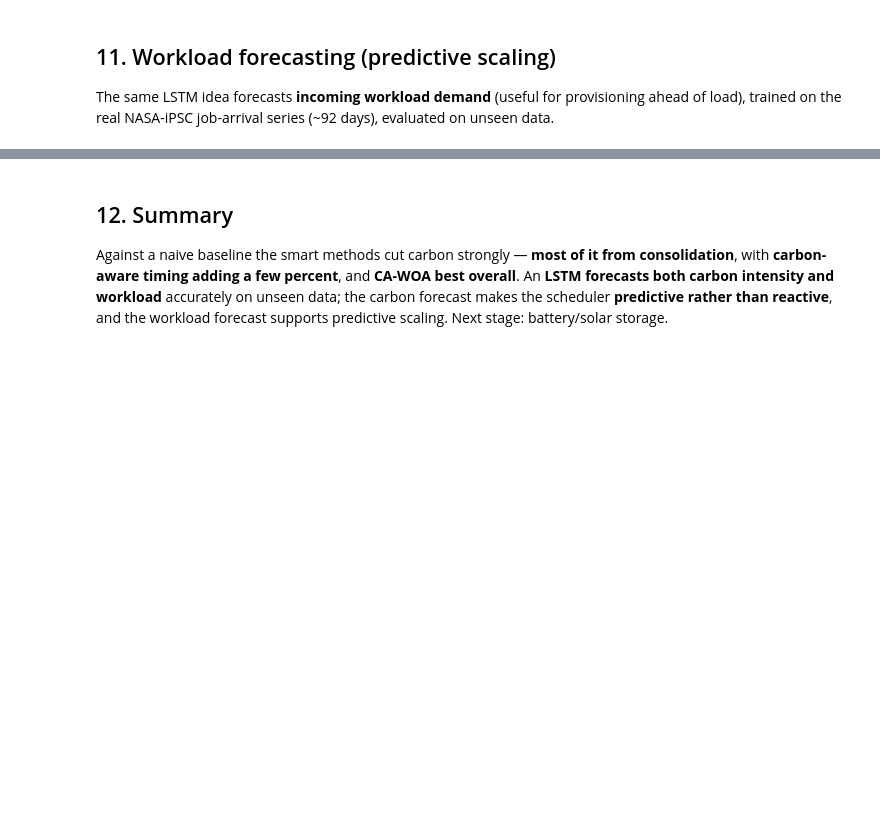
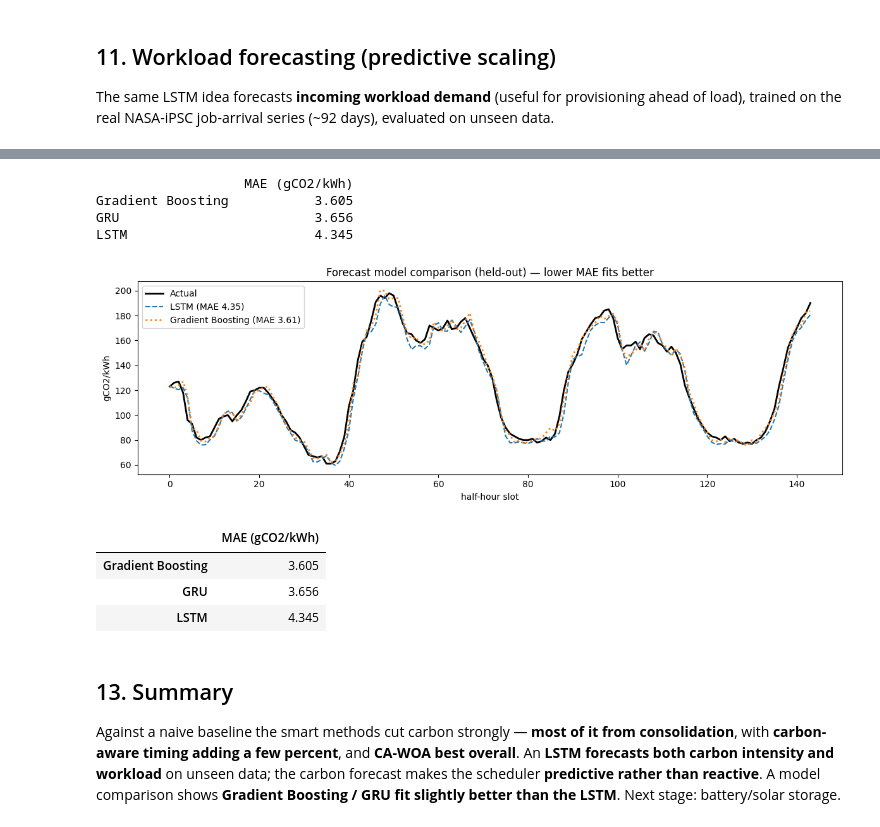
Before and after one commit to Navaneetha13/carbon-aware-scheduler, a Jupyter notebook: notebooks/carbon_aware_scheduling.ipynb, the cells around one changed output, grey strips where cells are left out. Drawn from its saved outputs; the diff is of its cells as text; code cells hidden in the pictures; blank space fills up the shorter version.

Commit message:
Add forecasting model comparison (LSTM vs GRU vs Gradient Boosting) + dataset references

```diff
--- a/notebooks/carbon_aware_scheduling.ipynb
+++ b/notebooks/carbon_aware_scheduling.ipynb
@@ -287,6 +291,36 @@ Workload forecast MAE on UNSEEN data: 85 procs/hour
+# %%
+from tensorflow.keras.layers import GRU
+from sklearn.ensemble import GradientBoostingRegressor
+gru = Sequential([Input((LOOK_BACK,1)), GRU(32), Dense(1)]); gru.compile("adam","mse")
+gru.fit(Xtr, ytr, epochs=20, batch_size=32, verbose=0)
+gpred = fiv(gru.predict(Xte, verbose=0).ravel()); gmae = float(np.mean(np.abs(gpred-ftrue)))
+gbr = GradientBoostingRegressor(n_estimators=300, max_depth=3, random_state=SEED)
+gbr.fit(Xtr.reshape(len(Xtr),-1), ytr); bpred = fiv(gbr.predict(Xte.reshape(len(Xte),-1)))
+bmae = float(np.mean(np.abs(bpred-ftrue)))
+comp = pd.DataFrame({"MAE (gCO2/kWh)":[round(fmae,3), round(gmae,3), round(bmae,3)]},
+                    index=["LSTM","GRU","Gradient Boosting"]).sort_values("MAE (gCO2/kWh)")
+print(comp.to_string())
+mm = min(144, len(ftrue))
+plt.figure(figsize=(12,4)); plt.plot(ftrue[:mm], color="black", lw=2, label="Actual")
+plt.plot(fpred[:mm], "--", label="LSTM (MAE %.2f)" % fmae)
+plt.plot(bpred[:mm], ":", lw=2, label="Gradient Boosting (MAE %.2f)" % bmae)
+plt.title("Forecast model comparison (held-out) — lower MAE fits better")
+plt.xlabel("half-hour slot"); plt.ylabel("gCO2/kWh"); plt.legend(); plt.tight_layout(); plt.show()
+comp
+# %% [output]
+                   MAE (gCO2/kWh)
+Gradient Boosting           3.605
+GRU                         3.656
+LSTM                        4.345
+[figure, added]
+|  | MAE (gCO2/kWh) |
+| Gradient Boosting | 3.605 |
+| GRU | 3.656 |
+| LSTM | 4.345 |
 # %% [markdown]
-## 12. Summary
+## 13. Summary
 Against a naive baseline the smart methods cut carbon strongly — **most of it from consolidation**, with
 **carbon-aware timing adding a few percent**, and **CA-WOA best overall**. An **LSTM forecasts both carbon
-intensity and workload** accurately on unseen data; the carbon forecast makes the scheduler **predictive
-rather than reactive**, and the workload forecast supports predictive scaling. Next stage: battery/solar storage.
+intensity and workload** on unseen data; the carbon forecast makes the scheduler **predictive rather than
+reactive**. A model comparison shows **Gradient Boosting / GRU fit slightly better than the LSTM**.
+Next stage: battery/solar storage.
```
Also changed, not shown: parts of 4 cells of this notebook, 10 other files.
